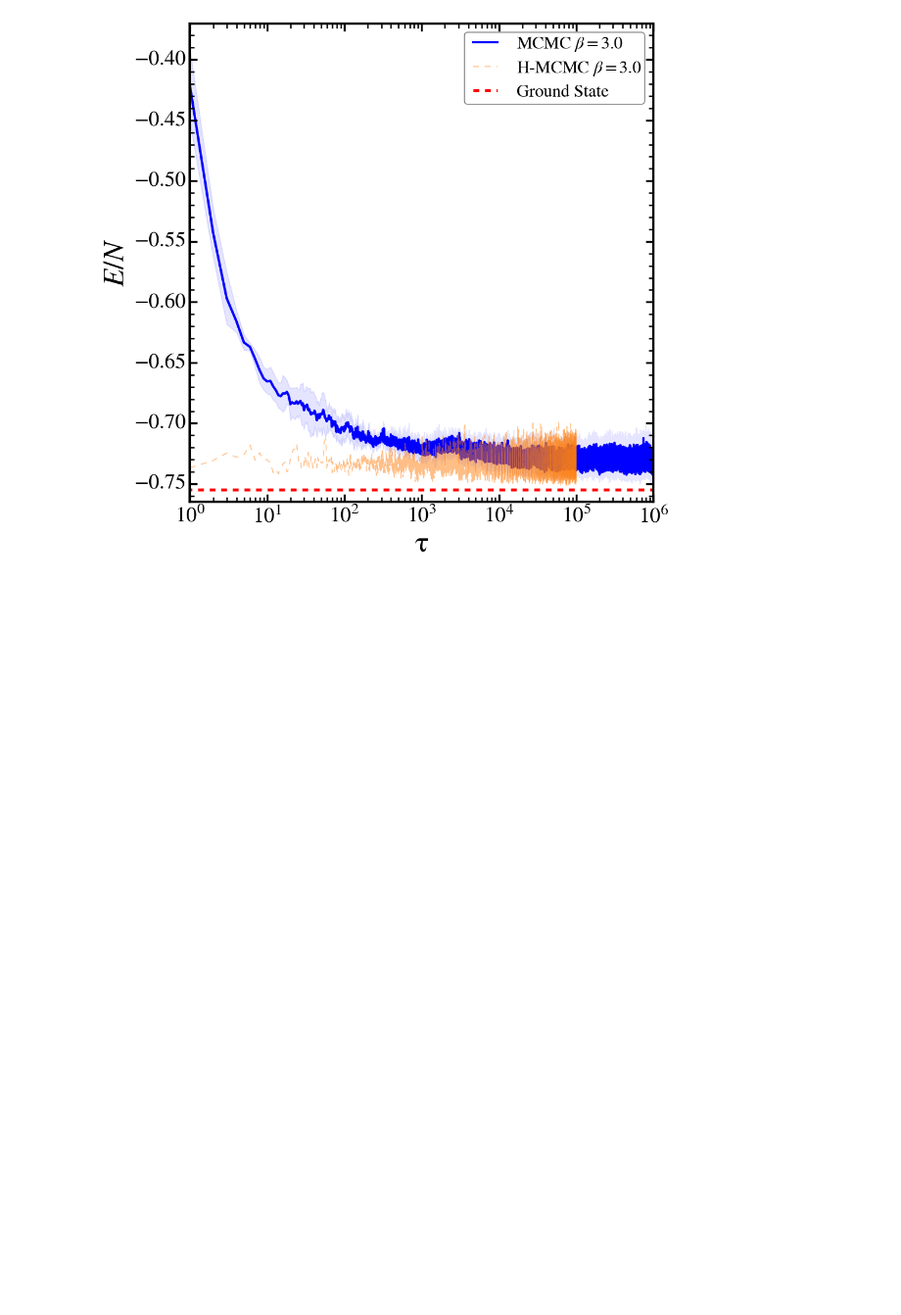
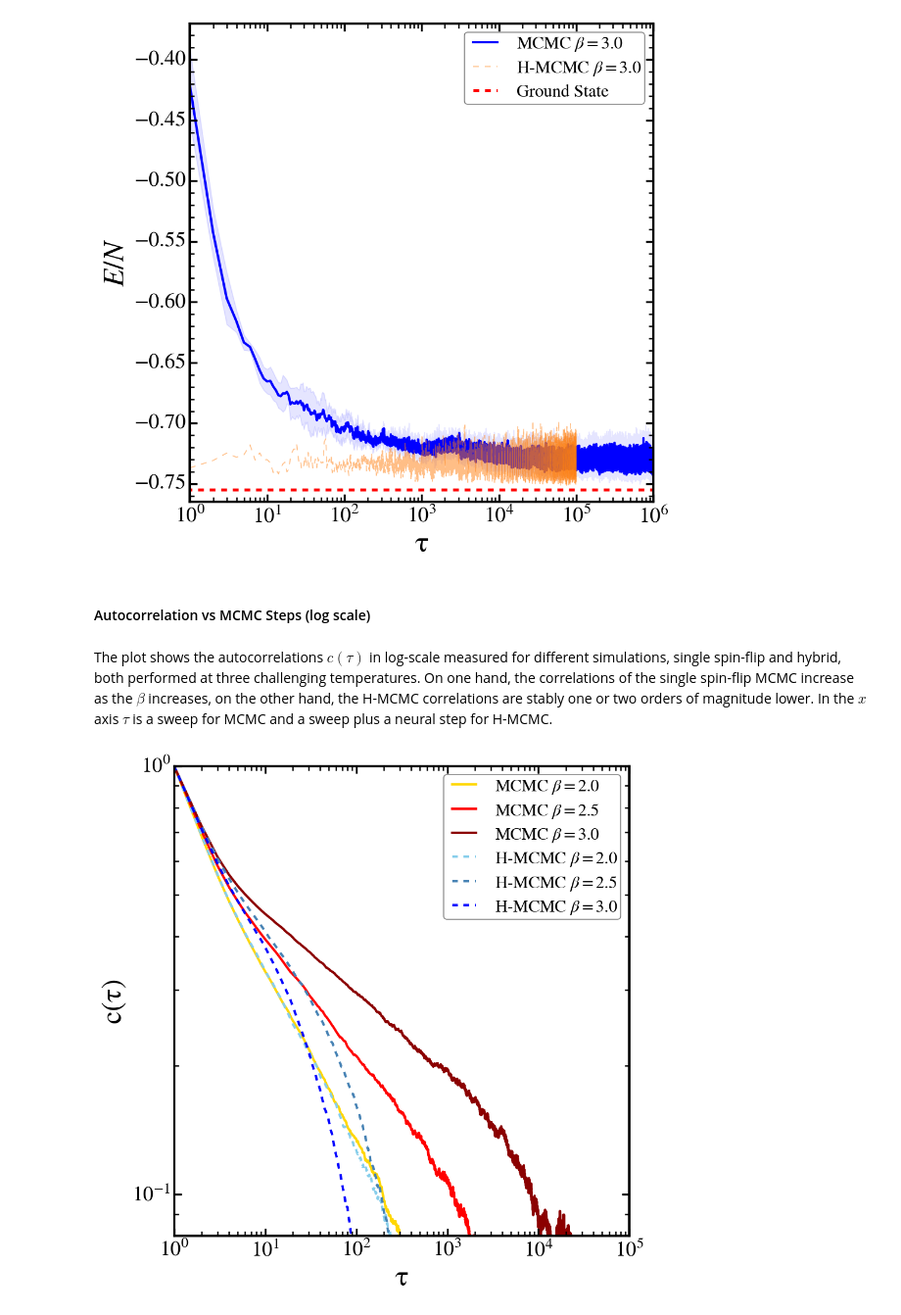
Before and after one commit to gscriva/n-mcmc, a Jupyter notebook: accelerating_monte_carlo.ipynb, the cells around one changed output. Shown at 98% size. Drawn from its saved outputs; the diff is of its cells as text; code cells hidden in the pictures; blank space fills up the shorter version.

```diff
--- a/accelerating_monte_carlo.ipynb
+++ b/accelerating_monte_carlo.ipynb
@@ -368,5 +584,31 @@ The PostScript backend does not support transparency; partially transparent arti
 [figure]
 The PostScript backend does not support transparency; partially transparent artists will be rendered opaque.
 [figure]
+# %% [markdown]
+
+#### Autocorrelation vs MCMC Steps (log scale)
+# %% [markdown]
+ The plot shows the autocorrelations $c(\tau)$ in log-scale measured for different simulations, single spin-flip and hybrid, both performed at three challenging temperatures. On one hand, the correlations of the single spin-flip MCMC increase as the $\beta$ increases, on the other hand, the H-MCMC correlations are stably one or two orders of magnitude lower. In the $x$ axis $\tau$ is a sweep for MCMC and a sweep plus a neural step for H-MCMC.
+# %%
+skip=100000 #skip the first samples, used for thermalization
+idxs = [10, 15, 20] # valid index in hybrid-MCMC
+
+ac_betas_1nn = []
+ac_hybrid = []
+for i, idx in enumerate(idxs):
+    ac_betas_1nn.append(acf(single_engs_1nn[0,i,skip:], nlags=50000, fft=True))
+    ac_hybrid.append(acf(eng_seq_hybrid_1nn[idx], nlags=50000, fft=True))
+
+plt_acf(
+    [ac_betas_1nn[0], ac_betas_1nn[1], ac_betas_1nn[2]],
+    [r"MCMC $\beta=2.0$", r"MCMC $\beta=2.5$", r"MCMC $\beta=3.0$"],
+    [ac_hybrid[0], ac_hybrid[1], ac_hybrid[2]],
+    [r"H-MCMC $\beta=2.0$", r"H-MCMC $\beta=2.5$", r"H-MCMC $\beta=3.0$"],
+    ylim=(0.08, 1),
+    xlim=(1, 100000),
+    save=False
+)
+# %% [output]
+[figure, added]
 # %% [markdown]
 
```
Also changed, not shown: parts of 15 cells of this notebook.
